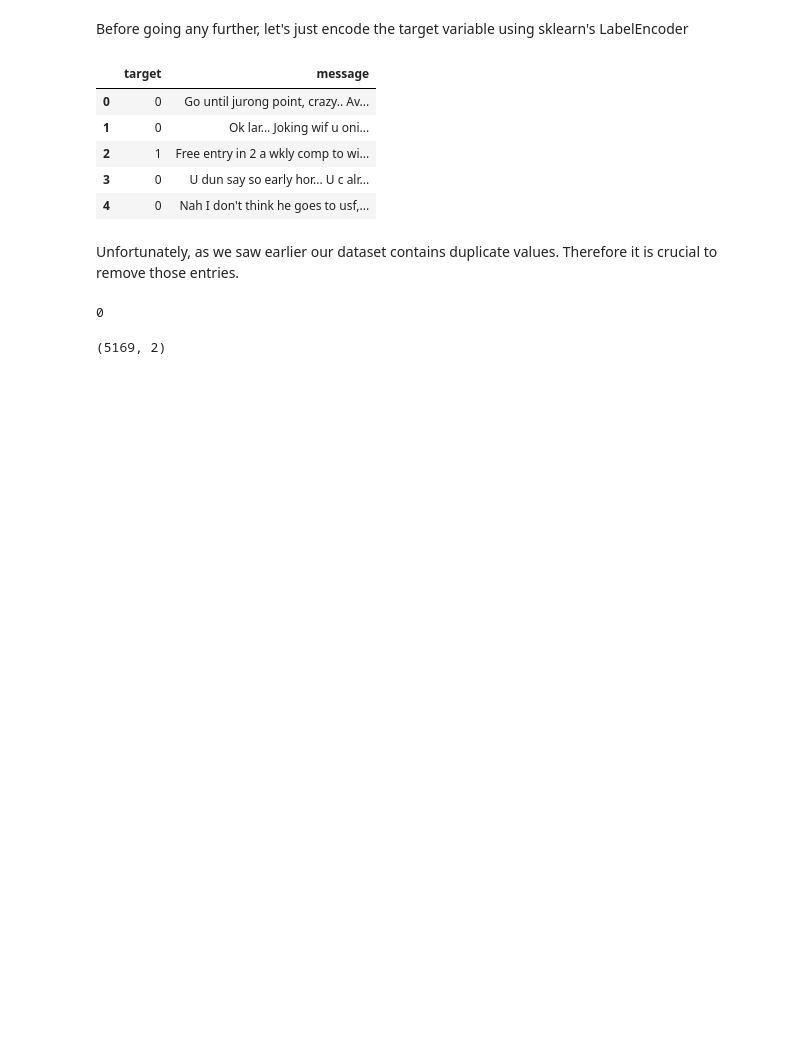
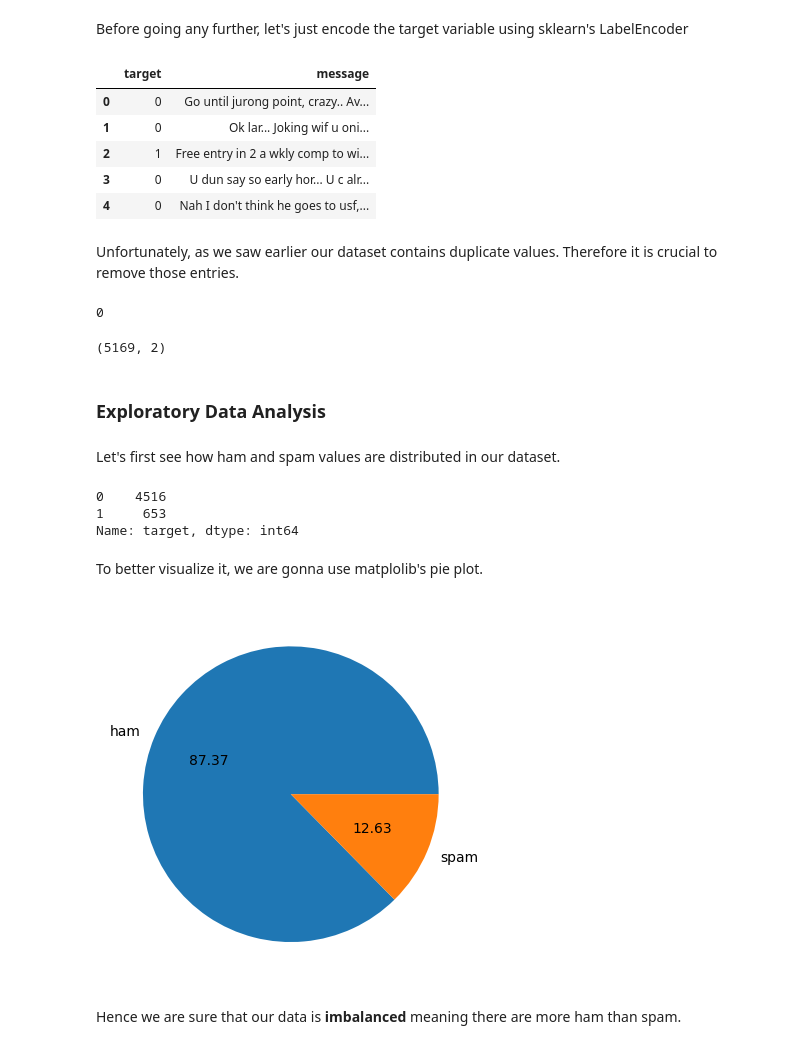
Before and after one commit to M-Awwab-Khan/spam-sms-classifier, a Jupyter notebook: sms_spam_classifier.ipynb, the cells around one changed output. Drawn from its saved outputs; the diff is of its cells as text; code cells hidden in the pictures; blank space fills up the shorter version.

```diff
--- a/sms_spam_classifier.ipynb
+++ b/sms_spam_classifier.ipynb
@@ -117,3 +119,15 @@ df.duplicated().sum()
 df.shape
 # %% [output]
 (5169, 2)
+# %% [markdown]
+### Exploratory Data Analysis
+# %% [markdown]
+Let's first see how  ham and spam values are distributed in our dataset.
+# %%
+df.target.value_counts()
+# %% [output]
+0    4516
+1     653
+Name: target, dtype: int64
+# %% [markdown]
+To better visualize it, we are gonna use matplolib's pie plot.
@@ -119,0 +136,7 @@ df.shape
+# %%
+plt.pie(df.target.value_counts(), labels=['ham','spam'], autopct="%0.2f")
+plt.show()
+# %% [output]
+[figure, added]
+# %% [markdown]
+Hence we are sure that our data is **imbalanced** meaning there are more ham than spam.
```
Also changed, not shown: parts of 2 cells of this notebook.
